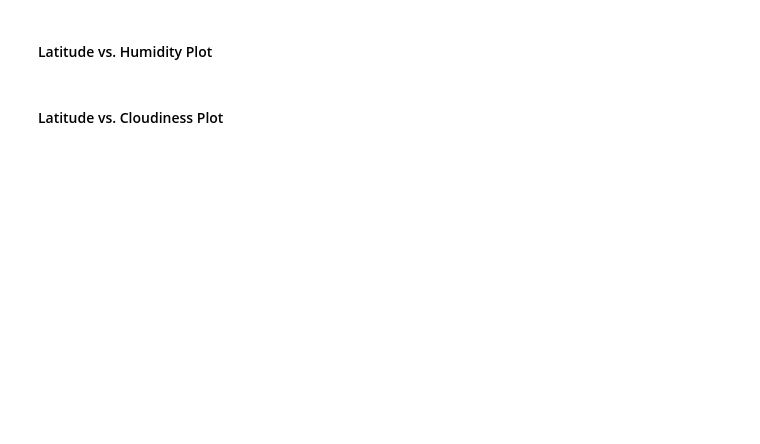
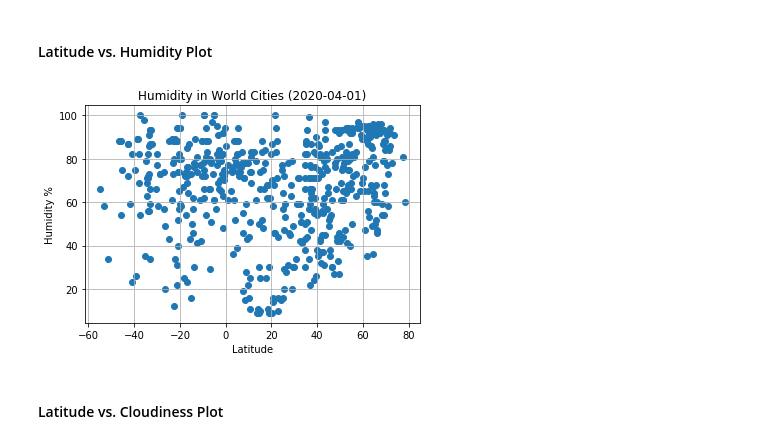
Before and after one commit to DigBaseball/python-api-challenge, a Jupyter notebook: WeatherPy/WeatherPy.ipynb, the cells around one changed output. Cells and saved outputs as stored; diff of their text form; code cells hidden in the pictures; blank space fills up the shorter version.

```diff
--- a/WeatherPy/WeatherPy.ipynb
+++ b/WeatherPy/WeatherPy.ipynb
@@ -179,4 +202,21 @@ weather_data.head()
 # %% [markdown]
 #### Latitude vs. Humidity Plot
+# %%
+# Build a scatter plot for each data type
+plt.scatter(city_lat, city_humidity, marker="o")
+
+# Incorporate the other graph properties
+plt.title("Humidity in World Cities (" + time_label + ")")
+plt.ylabel("Humidity %")
+plt.xlabel("Latitude")
+plt.grid(True)
+
+# Save the figure
+plt.savefig("Output/HumidityInWorldCities.png")
+
+# Show plot
+plt.show()
+# %% [output]
+[figure, added]
 # %% [markdown]
 #### Latitude vs. Cloudiness Plot
```
Also changed, not shown: parts of 10 cells of this notebook, 6 other files.
